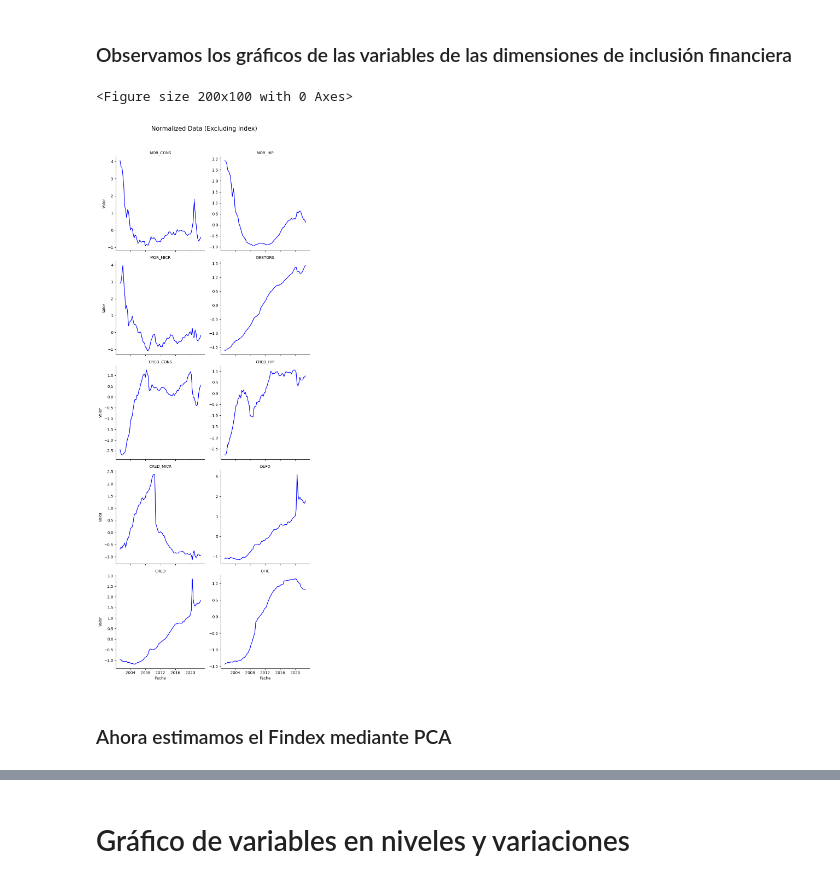
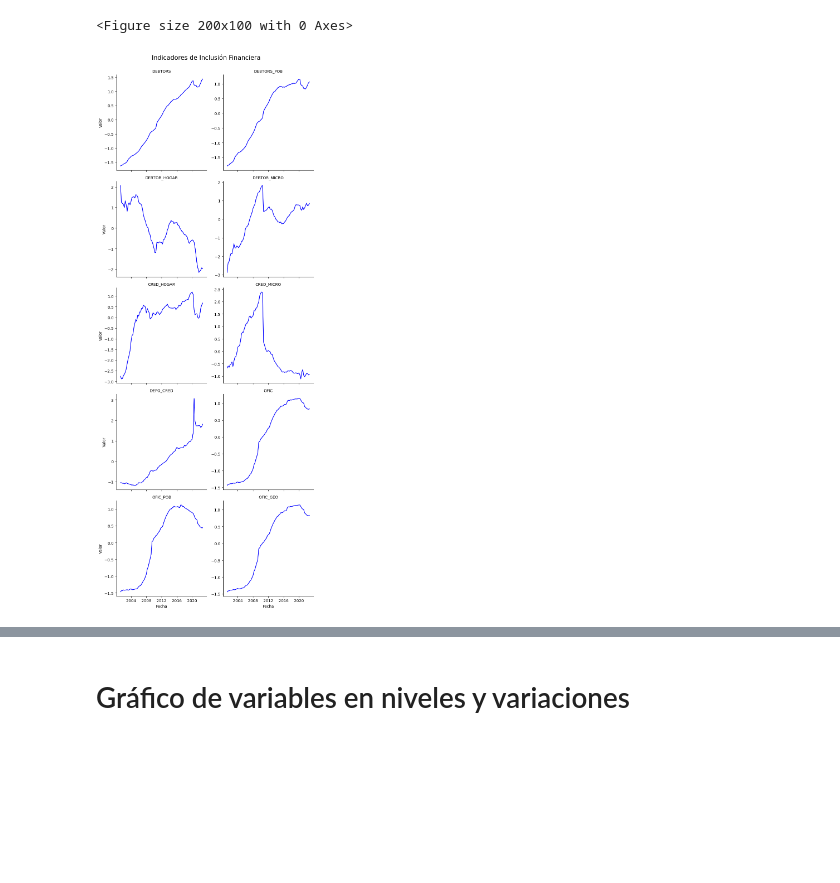
Before and after one commit to GabrielDelCarpio/Tesis-paper, a Jupyter notebook: Data y gráficos/PCA/PCA_python 2.ipynb, the cells around one changed output, grey strips where cells are left out. Saved outputs shown, nothing was run; the diff lists cells and outputs as text; code cells hidden in the pictures; blank space fills up the shorter version.

```diff
--- a/Data y gráficos/PCA/PCA_python 2.ipynb
+++ b/Data y gráficos/PCA/PCA_python 2.ipynb
@@ -13,7 +12,18 @@ import seaborn as sns
 # %%
 # 1. Cargar los datos desde un archivo Excel
-data = pd.read_excel("C:/Users/Tobby/OneDrive/Desktop\GABO\TESIS\Tesis-paper\Data y gráficos\PCA\Data inclusion financiera.xlsx")
+data = pd.read_excel("C:/Users/gabri/OneDrive/Desktop/Cato/Tesis/Tesis-paper/Data y gráficos/PCA/Data IF base new.xlsx")
+data['Fecha'] = pd.to_datetime(data['Fecha'], format='%d/%m/%y')
 
-# Convertir la columna "Fecha" al formato de fecha
-data['Fecha'] = pd.to_datetime(data['Fecha'], format='%d/%m/%y')
+# 2. Establecer datos, normalizar y pegar fecha
+numeric_data = data.iloc[:, 1:].apply(pd.to_numeric, errors='coerce')  # Convertir columnas numéricas
+
+scaler = StandardScaler()
+normalized = pd.DataFrame(
+    scaler.fit_transform(numeric_data),  # Normalizar solo los valores
+    columns=numeric_data.columns  # Mantener nombres de columnas
+)
+
+normalized.index = data['Fecha'].values
+normalized.index.name = 'Fecha'
+normalized
 # %% [output]
@@ -66,22 +44,18 @@ normalized
-# %% [markdown]
-### Observamos los gráficos de las variables de las dimensiones de inclusión financiera
 # %%
 # Transforma el DataFrame a formato largo
 normalized_long = normalized.reset_index().melt(id_vars='Fecha', var_name='Variable', value_name='Valor')
 
 # Crear la figura con el gráfico
 plt.figure(figsize=(2,1))
 g1 = sns.FacetGrid(normalized_long, col='Variable', col_wrap=2, sharey=False, sharex=True, height=4)
 g1.map(sns.lineplot, 'Fecha', 'Valor', color='blue')
 g1.set_titles("{col_name}")
 g1.set_axis_labels("Fecha", "Valor")
-g1.fig.suptitle("Normalized Data (Excluding Index)", fontsize=16, y=1.02)
+g1.fig.suptitle("Indicadores de Inclusión Financiera", fontsize=16, y=1)
 g1.tight_layout()
 
 # Mostrar el gráfico
 plt.show()
 # %% [output]
 <Figure size 200x100 with 0 Axes>
-[figure, old version]
+[figure, new version]
-# %% [markdown]
-### Ahora estimamos el Findex mediante PCA
```
Also changed, not shown: parts of 71 cells of this notebook, 1 other file.
